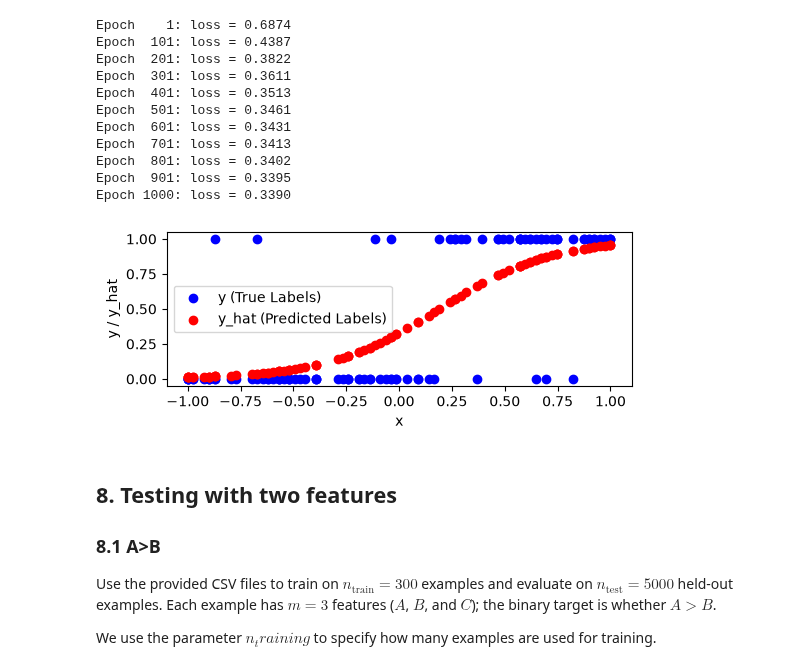
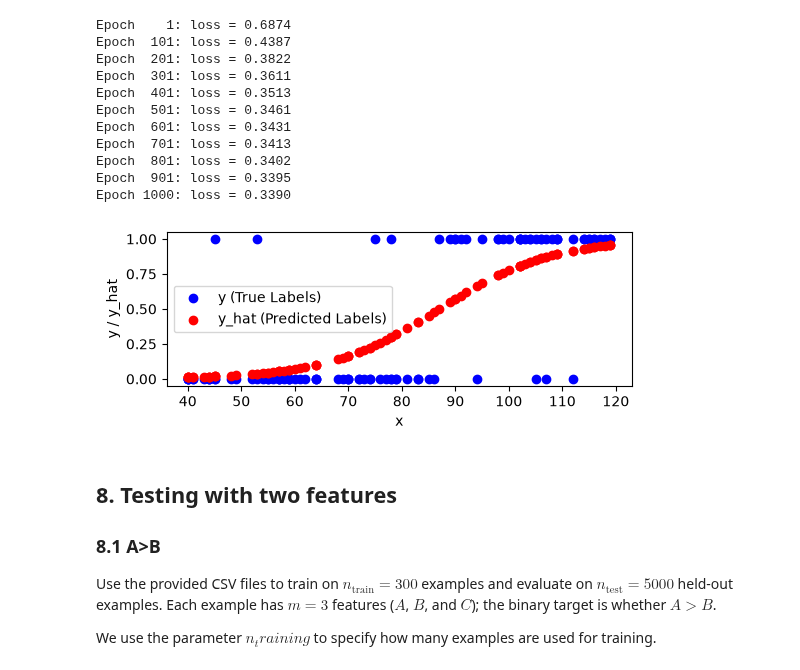
Before and after one commit to petraknovak/ml-from-concepts-to-code, a Jupyter notebook: 07_sgd/conceptual/logistic_regression.ipynb, the cells around one changed output. Cells and saved outputs as stored; diff of their text form; code cells hidden in the pictures.

Commit message:
Improved color consistency

```diff
--- a/07_sgd/conceptual/logistic_regression.ipynb
+++ b/07_sgd/conceptual/logistic_regression.ipynb
@@ -384,13 +384,14 @@ Epoch  801: loss = 0.3402
 Epoch  901: loss = 0.3395
 Epoch 1000: loss = 0.3390
 # %%
-
+# Plot the fitted logistic regression
+#___________________________________________________________________
 plt.figure(figsize=(6, 2))
-plt.scatter(x[:, 0], y, color='blue', label='y (True Labels)')
-plt.scatter(x[:, 0], y_hat.ravel(), color='red', label='y_hat (Predicted Labels)')
+plt.scatter(mm_scaler.inverse_transform(x[:, 0]), y, color='blue', label='y (True Labels)')
+plt.scatter(mm_scaler.inverse_transform(x[:, 0]), y_hat.ravel(), color='red', label='y_hat (Predicted Labels)')
 plt.xlabel('x')
 plt.ylabel('y / y_hat')
 plt.legend()
 plt.show()
 # %% [output]
-[figure, old version]
+[figure, new version]
```
Also changed, not shown: parts of 6 cells of this notebook.
